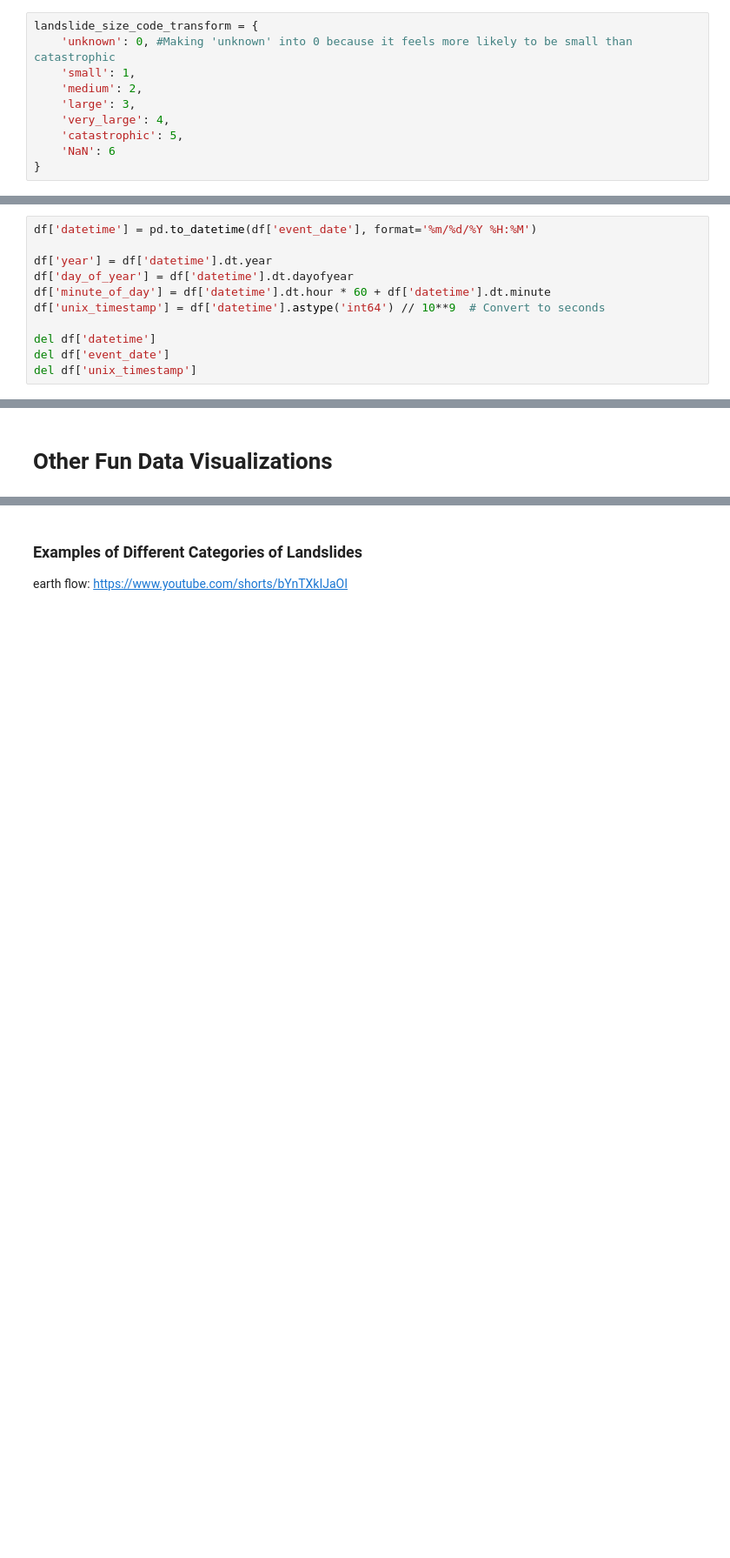
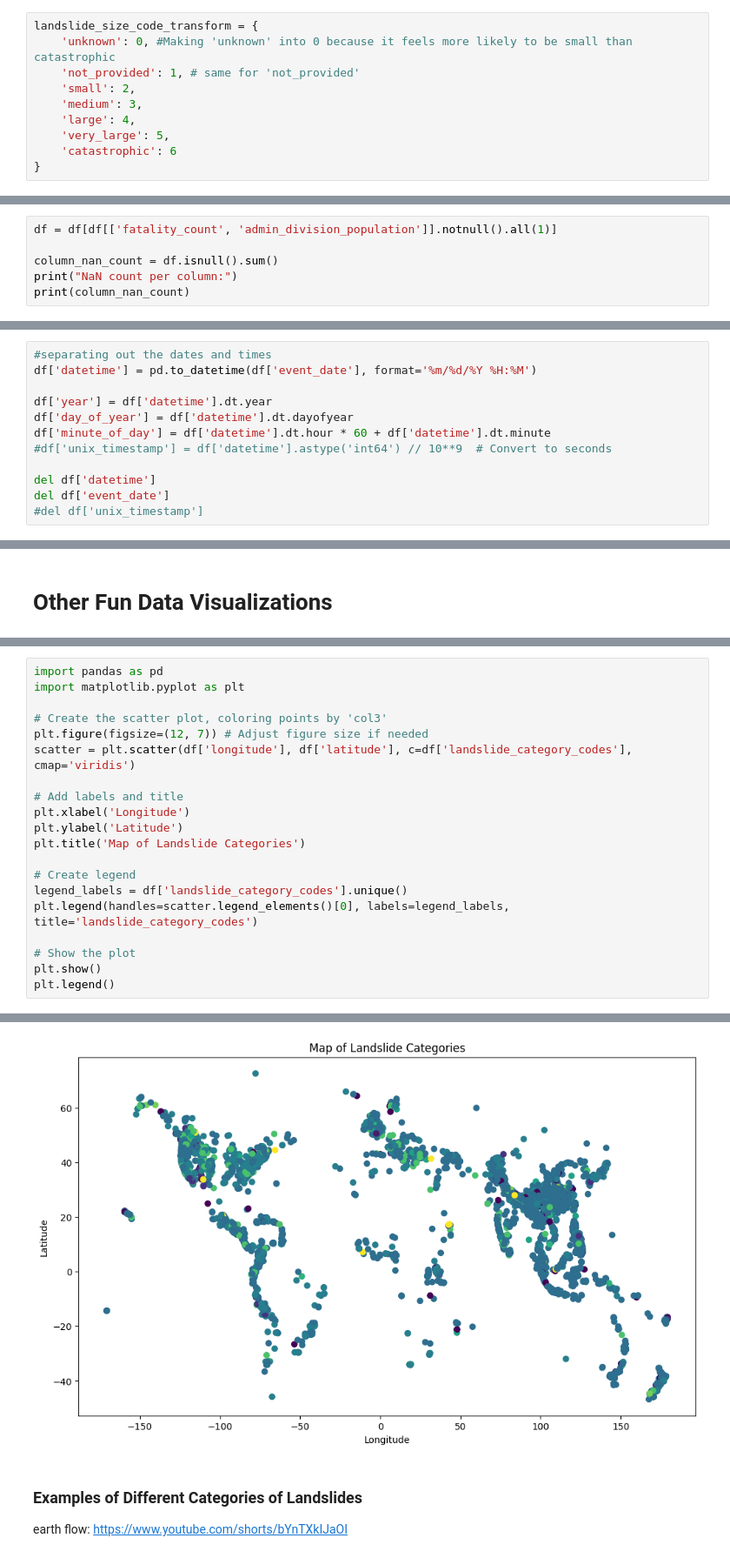
Before and after one commit to Luke-Bilhorn/CaSaL-ML, a Jupyter notebook: Landslides.ipynb, the cells around one changed output, grey strips where cells are left out. Shown at 87% size. Drawn from its saved outputs; the diff is of its cells as text; blank space fills up the shorter version.

```diff
--- a/Landslides.ipynb
+++ b/Landslides.ipynb
@@ -74,10 +61,10 @@ distinct_values_list
 # %%
 landslide_size_code_transform = {
     'unknown': 0, #Making 'unknown' into 0 because it feels more likely to be small than catastrophic
-    'small': 1,
-    'medium': 2,
-    'large': 3,
-    'very_large': 4,
-    'catastrophic': 5,
-    'NaN': 6
+    'not_provided': 1, # same for 'not_provided'
+    'small': 2,
+    'medium': 3,
+    'large': 4,
+    'very_large': 5,
+    'catastrophic': 6
 }
@@ -131,0 +111,6 @@ df
+# %%
+df = df[df[['fatality_count', 'admin_division_population']].notnull().all(1)]
+
+column_nan_count = df.isnull().sum()
+print("NaN count per column:")
+print(column_nan_count)
@@ -132,11 +132,12 @@ df
 # %%
+#separating out the dates and times
 df['datetime'] = pd.to_datetime(df['event_date'], format='%m/%d/%Y %H:%M')
 
 df['year'] = df['datetime'].dt.year
 df['day_of_year'] = df['datetime'].dt.dayofyear
 df['minute_of_day'] = df['datetime'].dt.hour * 60 + df['datetime'].dt.minute
-df['unix_timestamp'] = df['datetime'].astype('int64') // 10**9  # Convert to seconds
+#df['unix_timestamp'] = df['datetime'].astype('int64') // 10**9  # Convert to seconds
 
 del df['datetime']
 del df['event_date']
-del df['unix_timestamp']
+#del df['unix_timestamp']
@@ -381,3 +448,24 @@ for ax in smatrix.flatten():
     ax.yaxis.label.set_ha('right')
 # %% [output]
 [figure]
+# %%
+import pandas as pd
+import matplotlib.pyplot as plt
+
+# Create the scatter plot, coloring points by 'col3'
+plt.figure(figsize=(12, 7)) # Adjust figure size if needed
+scatter = plt.scatter(df['longitude'], df['latitude'], c=df['landslide_category_codes'], cmap='viridis')
+
+# Add labels and title
+plt.xlabel('Longitude')
+plt.ylabel('Latitude')
+plt.title('Map of Landslide Categories')
+
+# Create legend
+legend_labels = df['landslide_category_codes'].unique()
+plt.legend(handles=scatter.legend_elements()[0], labels=legend_labels, title='landslide_category_codes')
+
+# Show the plot
+plt.show()
+plt.legend()
+# %% [output]
@@ -384,3 +473,4 @@ for ax in smatrix.flatten():
+[figure, added]
 # %% [markdown]
 ### Examples of Different Categories of Landslides
 
```
Also changed, not shown: parts of 44 cells of this notebook.
